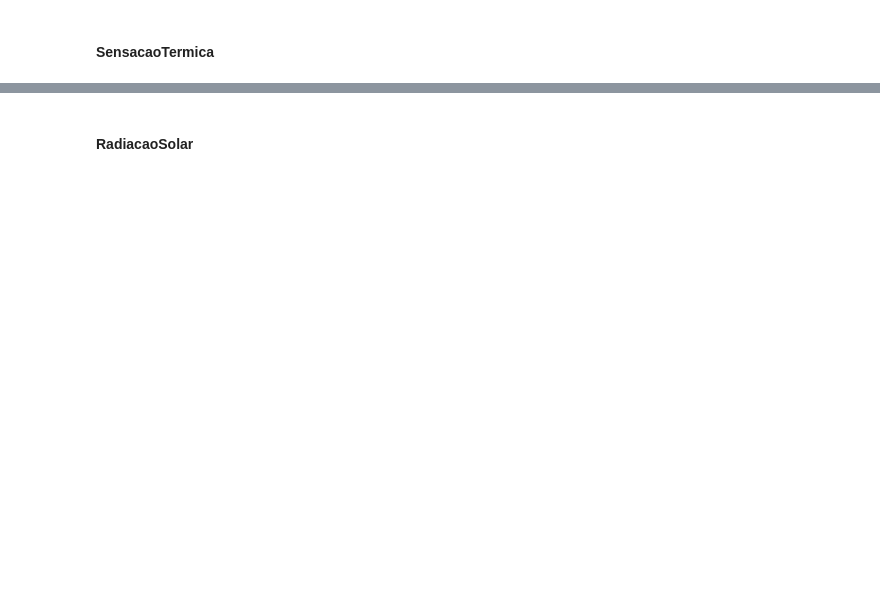
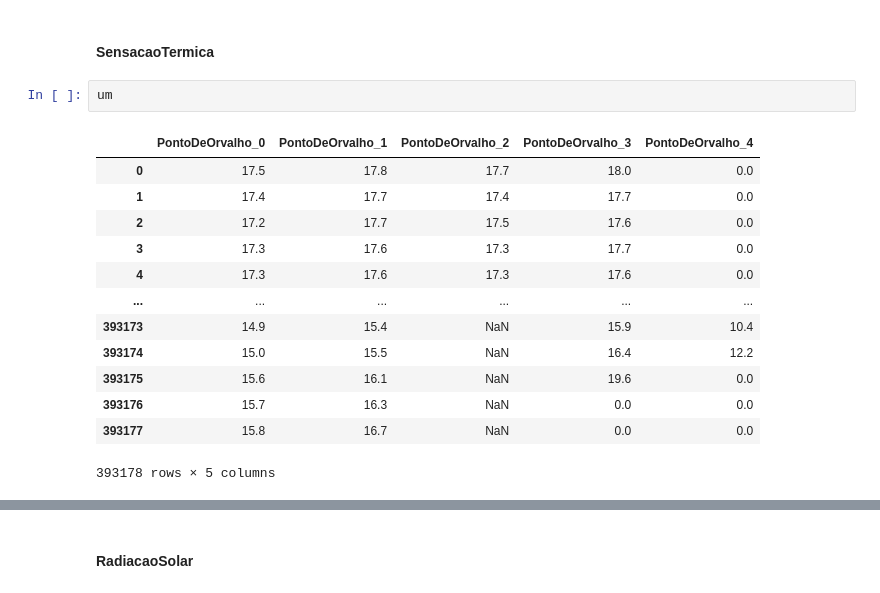
Before and after one commit to alagamentos/floodprediction, a Jupyter notebook: develop/Notebooks/2_Repair/0.1_Batch_Derivative.ipynb, the cells around one changed output, grey strips where cells are left out. Cells and saved outputs as stored; diff of their text form; blank space fills up the shorter version.

```diff
--- a/develop/Notebooks/2_Repair/0.1_Batch_Derivative.ipynb
+++ b/develop/Notebooks/2_Repair/0.1_Batch_Derivative.ipynb
@@ -175,5 +177,21 @@ for col in um.columns:
 # %% [markdown]
 #### SensacaoTermica
+# %%
+um
+# %% [output]
+|  | PontoDeOrvalho_0 | PontoDeOrvalho_1 | PontoDeOrvalho_2 | PontoDeOrvalho_3 | PontoDeOrvalho_4 |
+| 0 | 17.5 | 17.8 | 17.7 | 18.0 | 0.0 |
+| 1 | 17.4 | 17.7 | 17.4 | 17.7 | 0.0 |
+| 2 | 17.2 | 17.7 | 17.5 | 17.6 | 0.0 |
+| 3 | 17.3 | 17.6 | 17.3 | 17.7 | 0.0 |
+| 4 | 17.3 | 17.6 | 17.3 | 17.6 | 0.0 |
+| ... | ... | ... | ... | ... | ... |
+| 393173 | 14.9 | 15.4 | NaN | 15.9 | 10.4 |
+| 393174 | 15.0 | 15.5 | NaN | 16.4 | 12.2 |
+| 393175 | 15.6 | 16.1 | NaN | 19.6 | 0.0 |
+| 393176 | 15.7 | 16.3 | NaN | 0.0 | 0.0 |
+| 393177 | 15.8 | 16.7 | NaN | 0.0 | 0.0 |
+393178 rows × 5 columns
 # %%
 cols_um = [i for i in ip.columns if 'SensacaoTermica' in i]
 um = ip[cols_um].fillna(np.nan)
```
Also changed, not shown: parts of 12 cells of this notebook.
